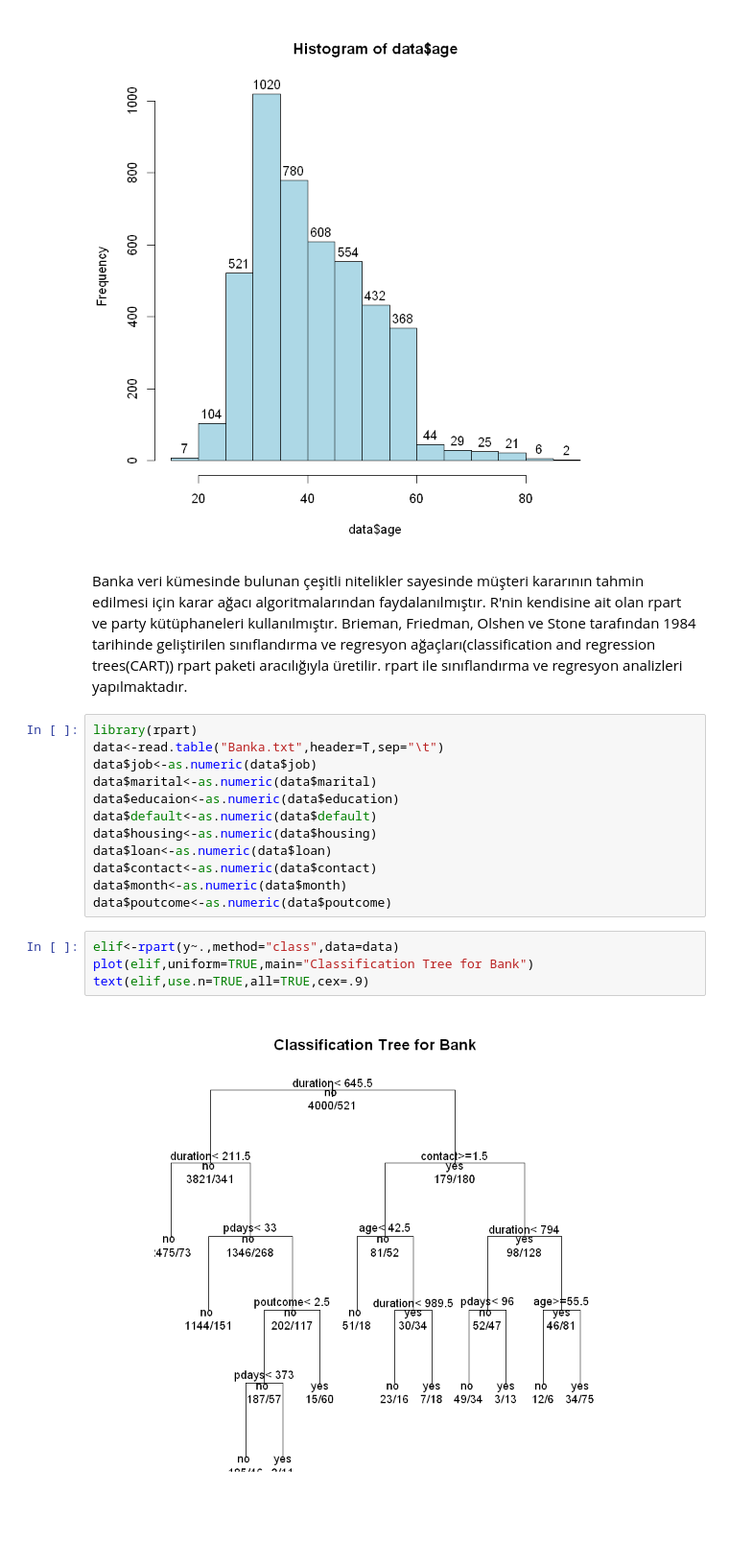
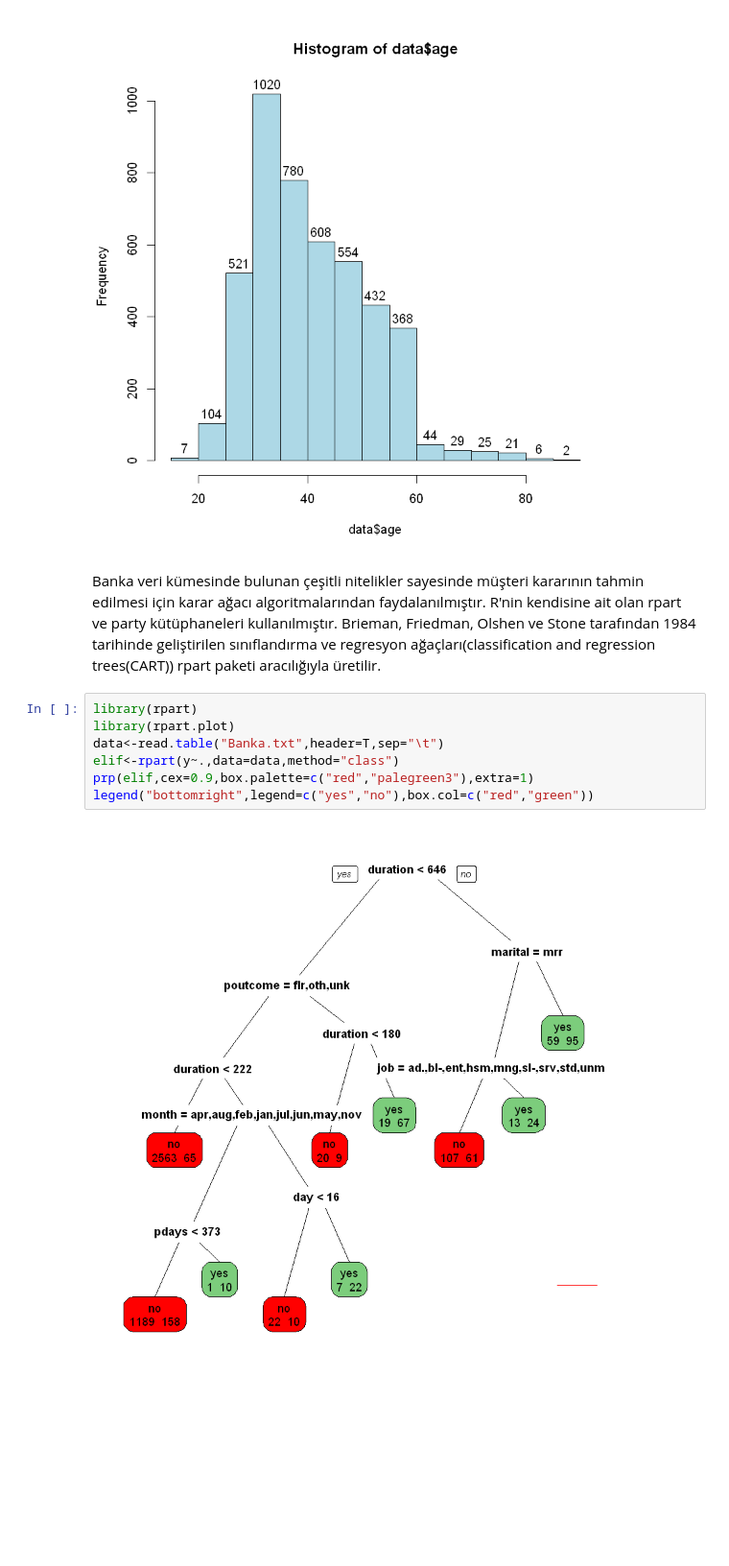
Before and after one commit to uygunel/eu1, a Jupyter notebook: temporarily.ipynb, the cells around one changed output. Shown at 96% size. Drawn from its saved outputs; the diff is of its cells as text; blank space fills up the shorter version.

```diff
--- a/temporarily.ipynb
+++ b/temporarily.ipynb
@@ -105,22 +108,13 @@ hist(data$age, col = "light blue", freq = TRUE,labels=TRUE)
 # %% [output]
 [figure]
 # %% [markdown]
-Banka veri kümesinde bulunan çeşitli nitelikler sayesinde müşteri kararının tahmin edilmesi için karar ağacı algoritmalarından faydalanılmıştır. R'nin kendisine ait olan rpart ve party kütüphaneleri kullanılmıştır.  Brieman, Friedman, Olshen ve Stone tarafından 1984 tarihinde geliştirilen sınıflandırma ve regresyon ağaçları(classification and regression trees(CART)) rpart paketi aracılığıyla üretilir. rpart ile sınıflandırma ve regresyon analizleri yapılmaktadır.
+Banka veri kümesinde bulunan çeşitli nitelikler sayesinde müşteri kararının tahmin edilmesi için karar ağacı algoritmalarından faydalanılmıştır. R'nin kendisine ait olan rpart ve party kütüphaneleri kullanılmıştır.  Brieman, Friedman, Olshen ve Stone tarafından 1984 tarihinde geliştirilen sınıflandırma ve regresyon ağaçları(classification and regression trees(CART)) rpart paketi aracılığıyla üretilir.
-# %%
-library(rpart)
-data<-read.table("Banka.txt",header=T,sep="\t")
-data$job<-as.numeric(data$job)
-data$marital<-as.numeric(data$marital)
-data$educaion<-as.numeric(data$education)
-data$default<-as.numeric(data$default)
-data$housing<-as.numeric(data$housing)
-data$loan<-as.numeric(data$loan)
-data$contact<-as.numeric(data$contact)
-data$month<-as.numeric(data$month)
-data$poutcome<-as.numeric(data$poutcome)
-# %%
-elif<-rpart(y~.,method="class",data=data)
-plot(elif,uniform=TRUE,main="Classification Tree for Bank")
-text(elif,use.n=TRUE,all=TRUE,cex=.9)
-# %% [output]
-[figure, removed]
+# %%
+library(rpart)
+library(rpart.plot)
+data<-read.table("Banka.txt",header=T,sep="\t")
+elif<-rpart(y~.,data=data,method="class")
+prp(elif,cex=0.9,box.palette=c("red","palegreen3"),extra=1)
+legend("bottomright",legend=c("yes","no"),box.col=c("red","green"))
+# %% [output]
+[figure, added]
```
Also changed, not shown: parts of 5 cells of this notebook.
